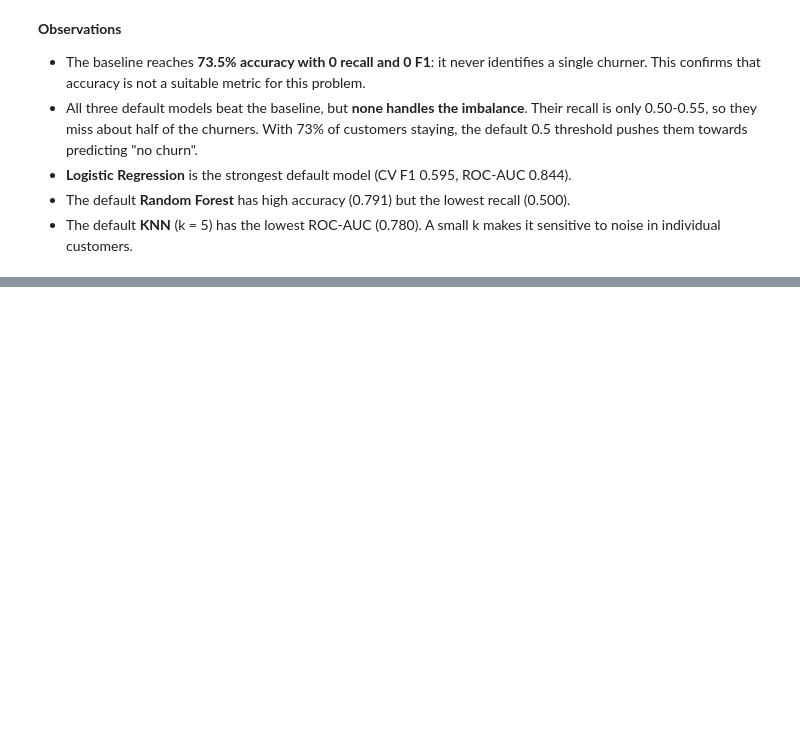
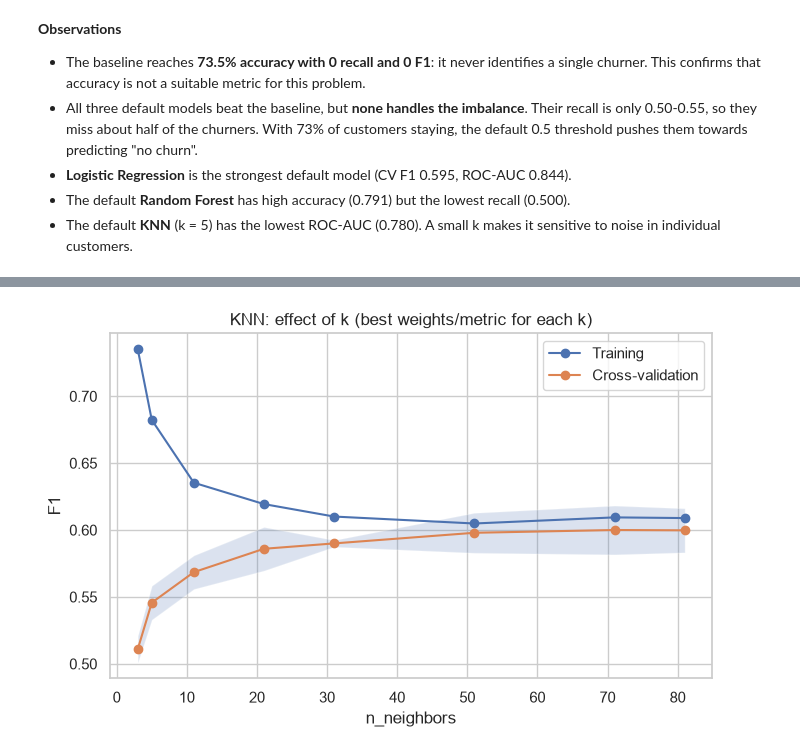
Before and after one commit to Ranuth-Nanvidu/CM2604-Machine-Learning-CW, a Jupyter notebook: notebooks/03_modelling.ipynb, the cells around one changed output, grey strips where cells are left out. Drawn from its saved outputs; the diff is of its cells as text; code cells hidden in the pictures; blank space fills up the shorter version.

Commit message:
Finalized The Modelling Notebook, And Fix evaluation.py Figure File Path

```diff
--- a/notebooks/03_modelling.ipynb
+++ b/notebooks/03_modelling.ipynb
@@ -140,0 +155,14 @@ default_cv
+# %%
+knn_grid = {
+    "n_neighbors": [3, 5, 11, 21, 31, 51, 71, 81],
+    "weights": ["uniform", "distance"],
+    "metric": ["euclidean", "manhattan"],
+}
+
+knn_search = GridSearchCV(KNeighborsClassifier(), knn_grid, scoring=SCORING, refit="f1",
+                          cv=cv, n_jobs=-1, return_train_score=True)
+knn_search.fit(X_train_scaled, y_train)
+
+print("Best parameters:", knn_search.best_params_)
+print(f"Best CV F1: {knn_search.best_score_:.4f}")
+results_table(knn_search, top=8)
@@ -140,0 +181,6 @@ default_cv
+# %%
+plot_validation_curve(knn_search, "n_neighbors", title="KNN: effect of k (best weights/metric for each k)")
+save_fig("M01_knn_validation_k", SAVE_FIGS)
+plt.show()
+# %% [output]
+[figure, added]
```
Also changed, not shown: parts of 29 cells of this notebook, 9 other files.
